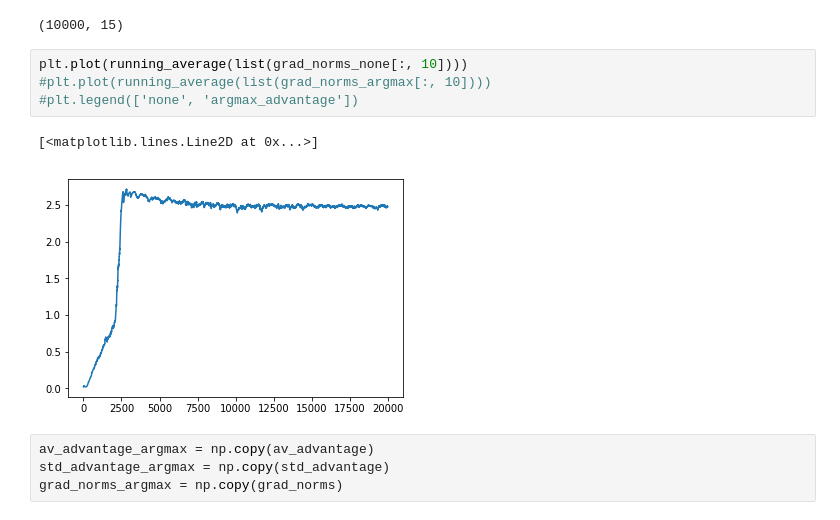
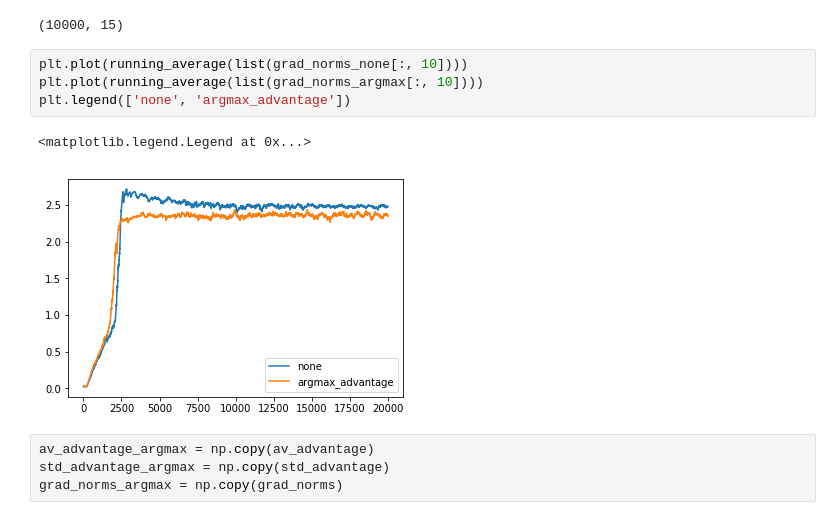
Before and after one commit to varenick/decoder-training-strategies, a Jupyter notebook: revert_words_pytorch.ipynb, the cells around one changed output. Cells and saved outputs as stored; diff of their text form.

Commit message:
correct plots in revert_words_pytorch.ipynb

```diff
--- a/revert_words_pytorch.ipynb
+++ b/revert_words_pytorch.ipynb
@@ -639,11 +639,11 @@ grad_norms.shape
 (10000, 15)
 # %%
 plt.plot(running_average(list(grad_norms_none[:, 10])))
-#plt.plot(running_average(list(grad_norms_argmax[:, 10])))
-#plt.legend(['none', 'argmax_advantage'])
+plt.plot(running_average(list(grad_norms_argmax[:, 10])))
+plt.legend(['none', 'argmax_advantage'])
 # %% [output]
-[<matplotlib.lines.Line2D at 0x...>]
+<matplotlib.legend.Legend at 0x...>
-[figure, old version]
+[figure, new version]
 # %%
 av_advantage_argmax = np.copy(av_advantage)
 std_advantage_argmax = np.copy(std_advantage)
```
Also changed, not shown: parts of 7 cells of this notebook.
